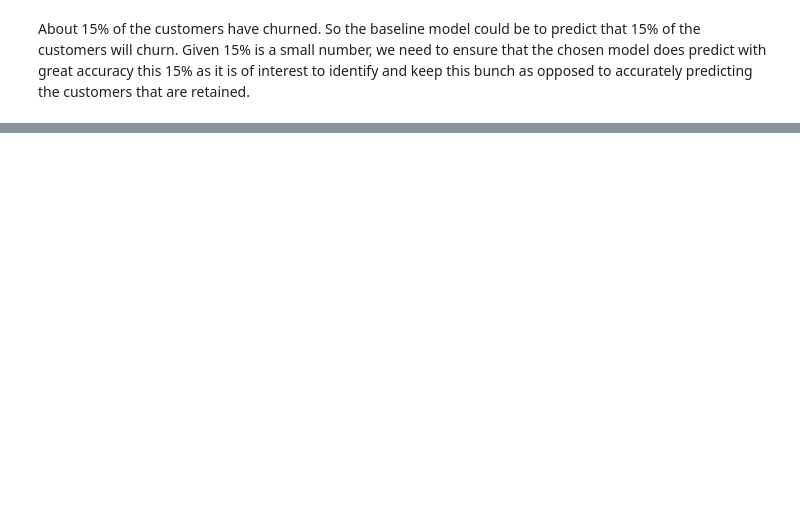
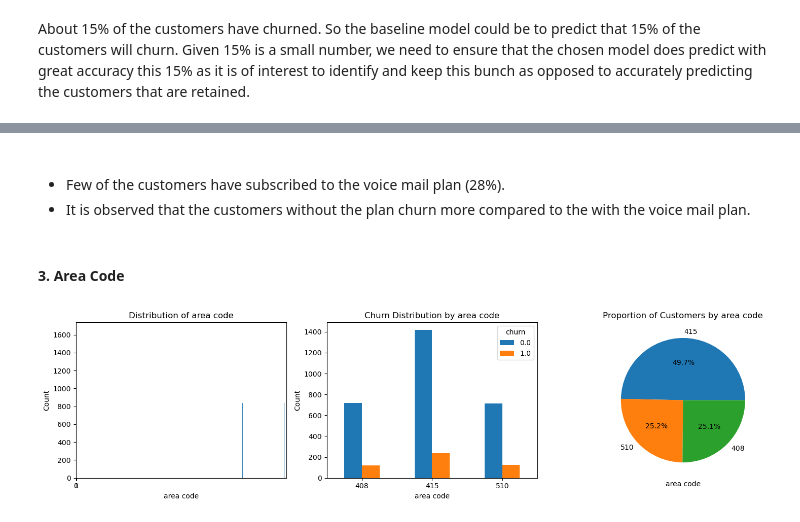
Before and after one commit to Emilly-Njue/Phase3-Project, a Jupyter notebook: customer_churn.ipynb, the cells around one changed output, grey strips where cells are left out. Cells and saved outputs as stored; diff of their text form; code cells hidden in the pictures; blank space fills up the shorter version.

```diff
--- a/customer_churn.ipynb
+++ b/customer_churn.ipynb
@@ -264,0 +321,10 @@ sns.countplot(x='voice mail plan', hue = 'churn',data = data, ax=ax[1][0])
+# %% [markdown]
+####
+- Few of the customers have subscribed to the voice mail plan (28%).
+- It is observed that the customers without the plan churn more compared to the with the voice mail plan.
+# %% [markdown]
+#### 3. Area Code
+# %%
+visualize_column('area code')
+# %% [output]
+[figure, added]
```
Also changed, not shown: parts of 20 cells of this notebook.
